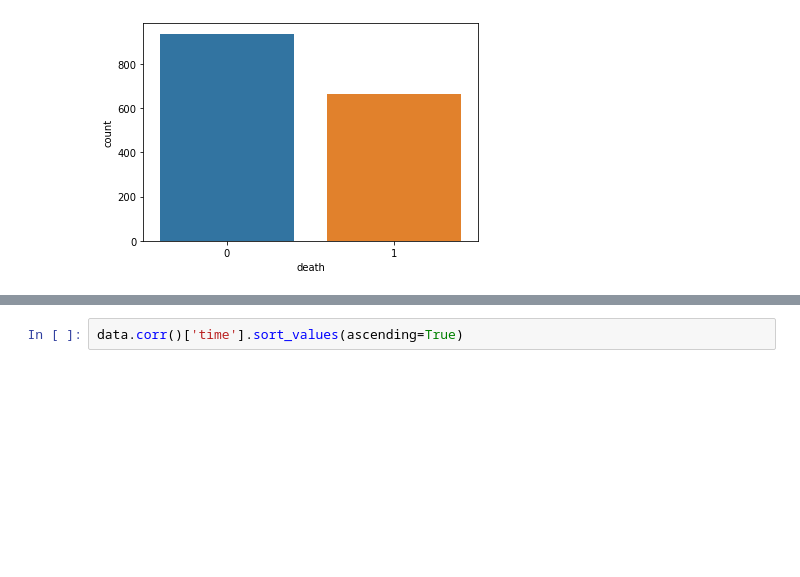
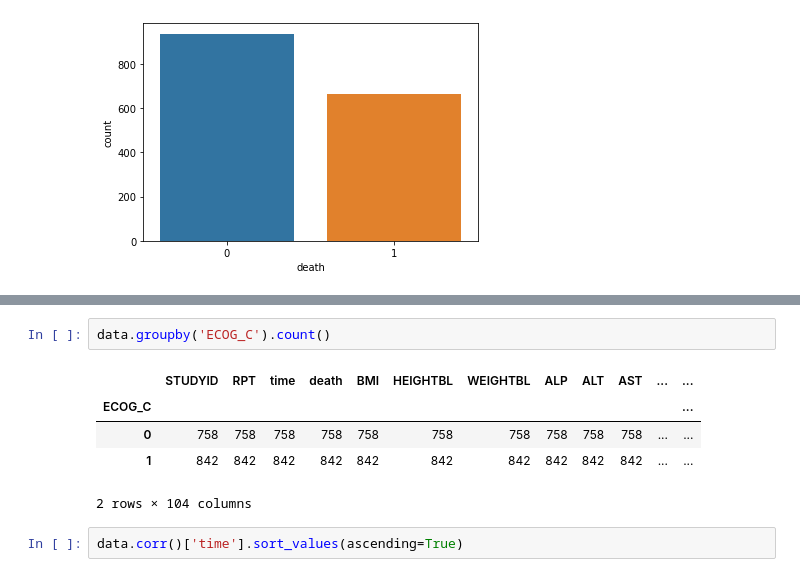
Before and after one commit to belalE/Prostate-Cancer, a Jupyter notebook: prostate-cancer.ipynb, the cells around one changed output, grey strips where cells are left out. Cells and saved outputs as stored; diff of their text form; blank space fills up the shorter version.

```diff
--- a/prostate-cancer.ipynb
+++ b/prostate-cancer.ipynb
@@ -65,3 +82,11 @@ sns.countplot(data['death'])
+# %%
+data.groupby('ECOG_C').count()
+# %% [output]
+|  | STUDYID | RPT | time | death | BMI | HEIGHTBL | WEIGHTBL | ALP | ALT | AST | ... | ... |
+| ECOG_C |  |  |  |  |  |  |  |  |  |  |  | ... |
+| 0 | 758 | 758 | 758 | 758 | 758 | 758 | 758 | 758 | 758 | 758 | ... | ... |
+| 1 | 842 | 842 | 842 | 842 | 842 | 842 | 842 | 842 | 842 | 842 | ... | ... |
+2 rows × 104 columns
 # %%
 data.corr()['time'].sort_values(ascending=True)
 # %% [output]
```
Also changed, not shown: parts of 3 cells of this notebook, 2 other files.
